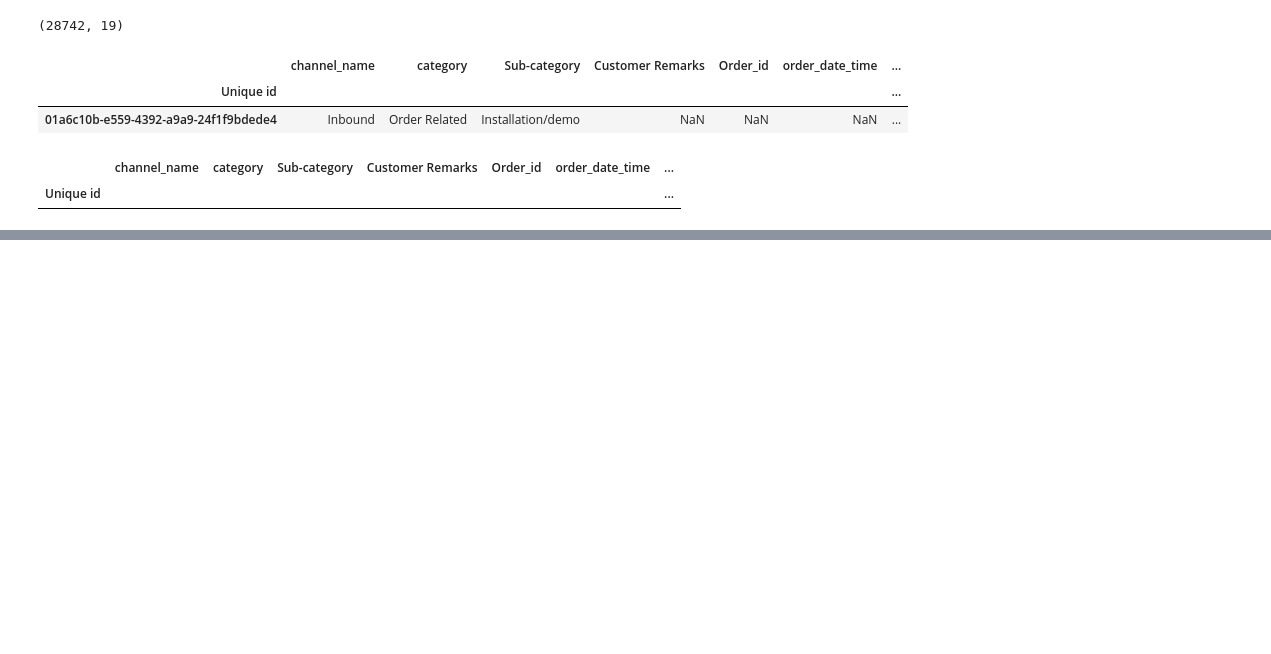
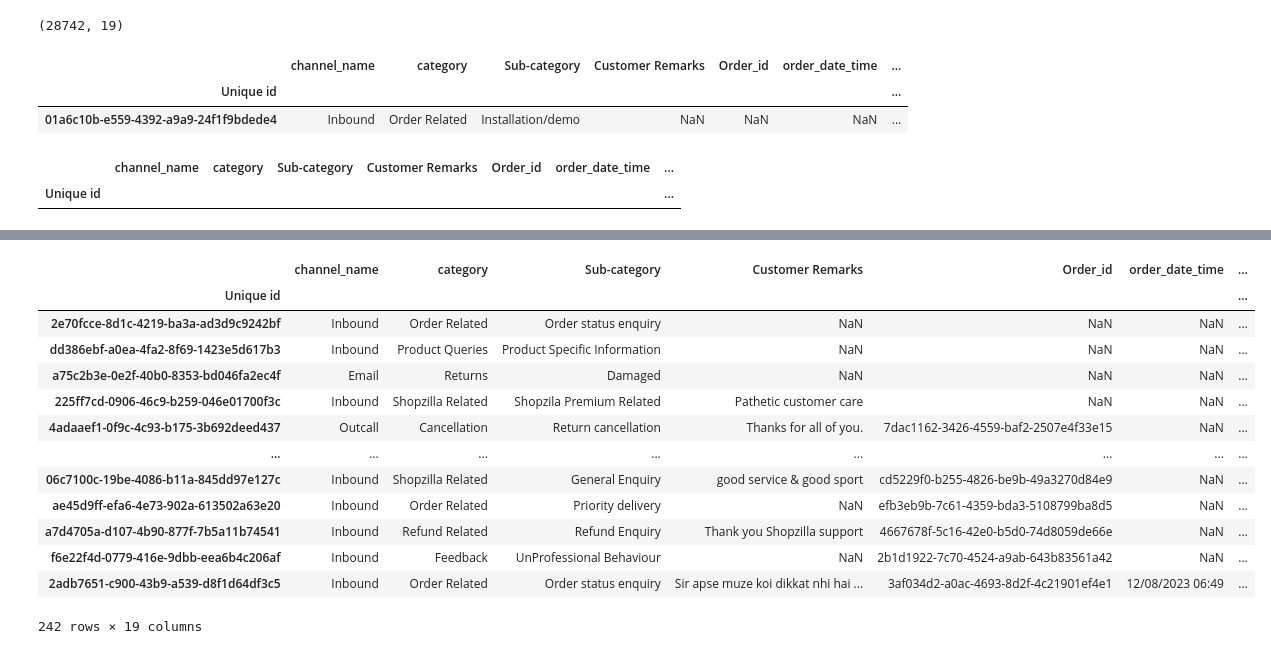
Before and after one commit to sushantkas/DEEP-CSAT-Project, a Jupyter notebook: EDA.ipynb, the cells around one changed output, grey strips where cells are left out. Saved outputs shown, nothing was run; the diff lists cells and outputs as text; code cells hidden in the pictures; blank space fills up the shorter version.

```diff
--- a/EDA.ipynb
+++ b/EDA.ipynb
@@ -145,0 +209,17 @@ cdata[cdata.duplicated()]
+# %%
+cdata[cdata["connected_handling_time"].notnull()]
+# %% [output]
+|  | channel_name | category | Sub-category | Customer Remarks | Order_id | order_date_time | ... |
+| Unique id |  |  |  |  |  |  | ... |
+| 2e70fcce-8d1c-4219-ba3a-ad3d9c9242bf | Inbound | Order Related | Order status enquiry | NaN | NaN | NaN | ... |
+| dd386ebf-a0ea-4fa2-8f69-1423e5d617b3 | Inbound | Product Queries | Product Specific Information | NaN | NaN | NaN | ... |
+| a75c2b3e-0e2f-40b0-8353-bd046fa2ec4f | Email | Returns | Damaged | NaN | NaN | NaN | ... |
+| 225ff7cd-0906-46c9-b259-046e01700f3c | Inbound | Shopzilla Related | Shopzila Premium Related | Pathetic customer care | NaN | NaN | ... |
+| 4adaaef1-0f9c-4c93-b175-3b692deed437 | Outcall | Cancellation | Return cancellation | Thanks for all of you. | 7dac1162-3426-4559-baf2-2507e4f33e15 | NaN | ... |
+| ... | ... | ... | ... | ... | ... | ... | ... |
+| 06c7100c-19be-4086-b11a-845dd97e127c | Inbound | Shopzilla Related | General Enquiry | good service & good sport | cd5229f0-b255-4826-be9b-49a3270d84e9 | NaN | ... |
+| ae45d9ff-efa6-4e73-902a-613502a63e20 | Inbound | Order Related | Priority delivery | NaN | efb3eb9b-7c61-4359-bda3-5108799ba8d5 | NaN | ... |
+| a7d4705a-d107-4b90-877f-7b5a11b74541 | Inbound | Refund Related | Refund Enquiry | Thank you Shopzilla support | 4667678f-5c16-42e0-b5d0-74d8059de66e | NaN | ... |
+| f6e22f4d-0779-416e-9dbb-eea6b4c206af | Inbound | Feedback | UnProfessional Behaviour | NaN | 2b1d1922-7c70-4524-a9ab-643b83561a42 | NaN | ... |
+| 2adb7651-c900-43b9-a539-d8f1d64df3c5 | Inbound | Order Related | Order status enquiry | Sir apse muze koi dikkat nhi hai ... | 3af034d2-a0ac-4693-8d2f-4c21901ef4e1 | 12/08/2023 06:49 | ... |
+242 rows × 19 columns
```
Also changed, not shown: parts of 41 cells of this notebook, 1 other file.
